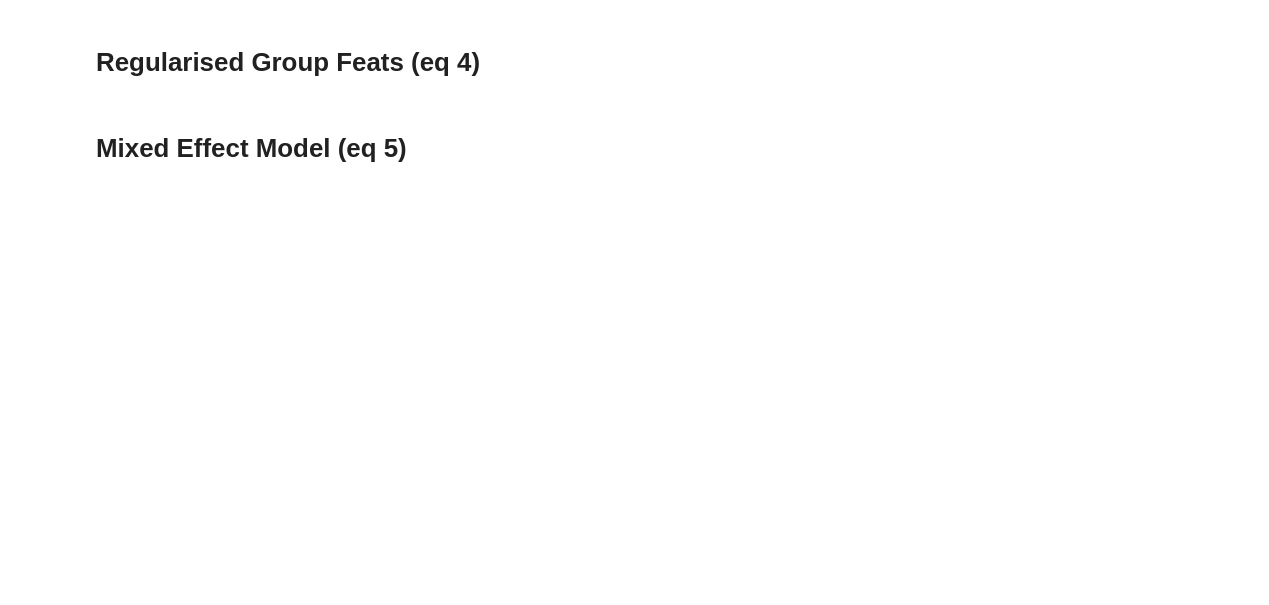
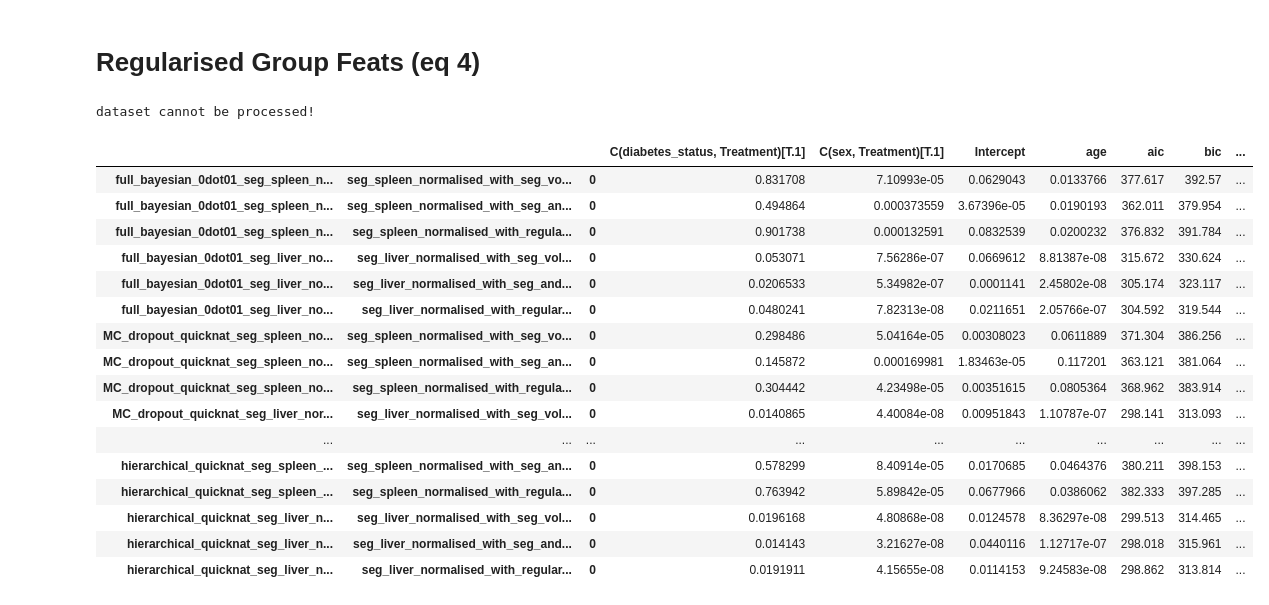
Before and after one commit to jyotirmay123/BNN-for-Uncertainty-Estimation-of-Imaging-Biomarkers, a Jupyter notebook: diabetes_classification.ipynb, the cells around one changed output. Saved outputs shown, nothing was run; the diff lists cells and outputs as text; code cells hidden in the pictures; blank space fills up the shorter version.

```diff
--- a/diabetes_classification.ipynb
+++ b/diabetes_classification.ipynb
@@ -485,2 +592,0 @@ p_value_df_styler
-# %% [markdown]
-# Mixed Effect Model (eq 5)
@@ -529,0 +593,67 @@ p_value_df_styler
+# %%
+feats = basic_feats
+dicts = {}
+anova_test_dicts = {}
+for model, df in dfs.items():
+#
+#     df, normalised_cols = z_score_column_normalise(df, ['seg_spleen', 'seg_liver'])
+#     df = df.fillna(0)
+
+    if 'dataset' in model:
+        print('dataset cannot be processed!')
+        continue
+
+
+    dicts[model] = {}
+    target_cols = ['seg_spleen_normalised', 'seg_liver_normalised']
+    for target_col in target_cols:
+#     #     Equation 1 process
+#         feats_string = make_feature_string(basic_feats, ['sex', 'diabetes_status'])
+#         p_values, statsmodel = normal_group_fit(df, target_col, feats_string)
+#         dicts[model][target_col] = p_values
+
+    #     Equation 2 process
+        feats = basic_feats + ['diabetes_status']
+        feats_string = make_feature_string(feats, ['sex', 'diabetes_status'])
+        p_values, statsmodel = normal_group_fit(df, target_col, feats_string)
+        dicts[model][target_col+'_with_seg_volumes'] = p_values
+
+    #     Equation 3 process
+        if target_col == 'seg_spleen_normalised':
+            iou_feat = ['iou_spleen']
+        else:
+            iou_feat = ['iou_liver']
+        feats = basic_feats + [ 'diabetes_status'] + iou_feat
+        feats_string = make_feature_string(feats, ['sex', 'diabetes_status'])
+        p_values, statsmodel = normal_group_fit(df, target_col, feats_string)
+        dicts[model][target_col+'_with_seg_and_iou'] = p_values
+
+    #     Equation 4 process
+        feats = basic_feats + [ 'diabetes_status']
+        feats_string = make_feature_string(feats, ['sex', 'diabetes_status'])
+        p_values, statsmodel = weighted_group_feats(df, target_col, feats_string, iou_feat[0])
+        dicts[model][target_col+'_with_regularised_seg_volumes'] = p_values
+
+p_value_df = df_from_nested_dicts(dicts).T
+p_value_df.to_csv('to_seg.csv')
+p_value_df_styler = highlight_significance(p_value_df, 0.05)
+p_value_df_styler
+# %% [output]
+dataset cannot be processed!
+|  |  |  | C(diabetes_status, Treatment)[T.1] | C(sex, Treatment)[T.1] | Intercept | age | aic | bic | ... |
+| full_bayesian_0dot01_seg_spleen_n... | seg_spleen_normalised_with_seg_vo... | 0 | 0.831708 | 7.10993e-05 | 0.0629043 | 0.0133766 | 377.617 | 392.57 | ... |
+| full_bayesian_0dot01_seg_spleen_n... | seg_spleen_normalised_with_seg_an... | 0 | 0.494864 | 0.000373559 | 3.67396e-05 | 0.0190193 | 362.011 | 379.954 | ... |
+| full_bayesian_0dot01_seg_spleen_n... | seg_spleen_normalised_with_regula... | 0 | 0.901738 | 0.000132591 | 0.0832539 | 0.0200232 | 376.832 | 391.784 | ... |
+| full_bayesian_0dot01_seg_liver_no... | seg_liver_normalised_with_seg_vol... | 0 | 0.053071 | 7.56286e-07 | 0.0669612 | 8.81387e-08 | 315.672 | 330.624 | ... |
+| full_bayesian_0dot01_seg_liver_no... | seg_liver_normalised_with_seg_and... | 0 | 0.0206533 | 5.34982e-07 | 0.0001141 | 2.45802e-08 | 305.174 | 323.117 | ... |
+| full_bayesian_0dot01_seg_liver_no... | seg_liver_normalised_with_regular... | 0 | 0.0480241 | 7.82313e-08 | 0.0211651 | 2.05766e-07 | 304.592 | 319.544 | ... |
+| MC_dropout_quicknat_seg_spleen_no... | seg_spleen_normalised_with_seg_vo... | 0 | 0.298486 | 5.04164e-05 | 0.00308023 | 0.0611889 | 371.304 | 386.256 | ... |
+| MC_dropout_quicknat_seg_spleen_no... | seg_spleen_normalised_with_seg_an... | 0 | 0.145872 | 0.000169981 | 1.83463e-05 | 0.117201 | 363.121 | 381.064 | ... |
+| MC_dropout_quicknat_seg_spleen_no... | seg_spleen_normalised_with_regula... | 0 | 0.304442 | 4.23498e-05 | 0.00351615 | 0.0805364 | 368.962 | 383.914 | ... |
+| MC_dropout_quicknat_seg_liver_nor... | seg_liver_normalised_with_seg_vol... | 0 | 0.0140865 | 4.40084e-08 | 0.00951843 | 1.10787e-07 | 298.141 | 313.093 | ... |
+| ... | ... | ... | ... | ... | ... | ... | ... | ... | ... |
+| hierarchical_quicknat_seg_spleen_... | seg_spleen_normalised_with_seg_an... | 0 | 0.578299 | 8.40914e-05 | 0.0170685 | 0.0464376 | 380.211 | 398.153 | ... |
+| hierarchical_quicknat_seg_spleen_... | seg_spleen_normalised_with_regula... | 0 | 0.763942 | 5.89842e-05 | 0.0677966 | 0.0386062 | 382.333 | 397.285 | ... |
+| hierarchical_quicknat_seg_liver_n... | seg_liver_normalised_with_seg_vol... | 0 | 0.0196168 | 4.80868e-08 | 0.0124578 | 8.36297e-08 | 299.513 | 314.465 | ... |
+| hierarchical_quicknat_seg_liver_n... | seg_liver_normalised_with_seg_and... | 0 | 0.014143 | 3.21627e-08 | 0.0440116 | 1.12717e-07 | 298.018 | 315.961 | ... |
+| hierarchical_quicknat_seg_liver_n... | seg_liver_normalised_with_regular... | 0 | 0.0191911 | 4.15655e-08 | 0.0114153 | 9.24583e-08 | 298.862 | 313.814 | ... |
```
Also changed, not shown: parts of 17 cells of this notebook, 18 other files.
